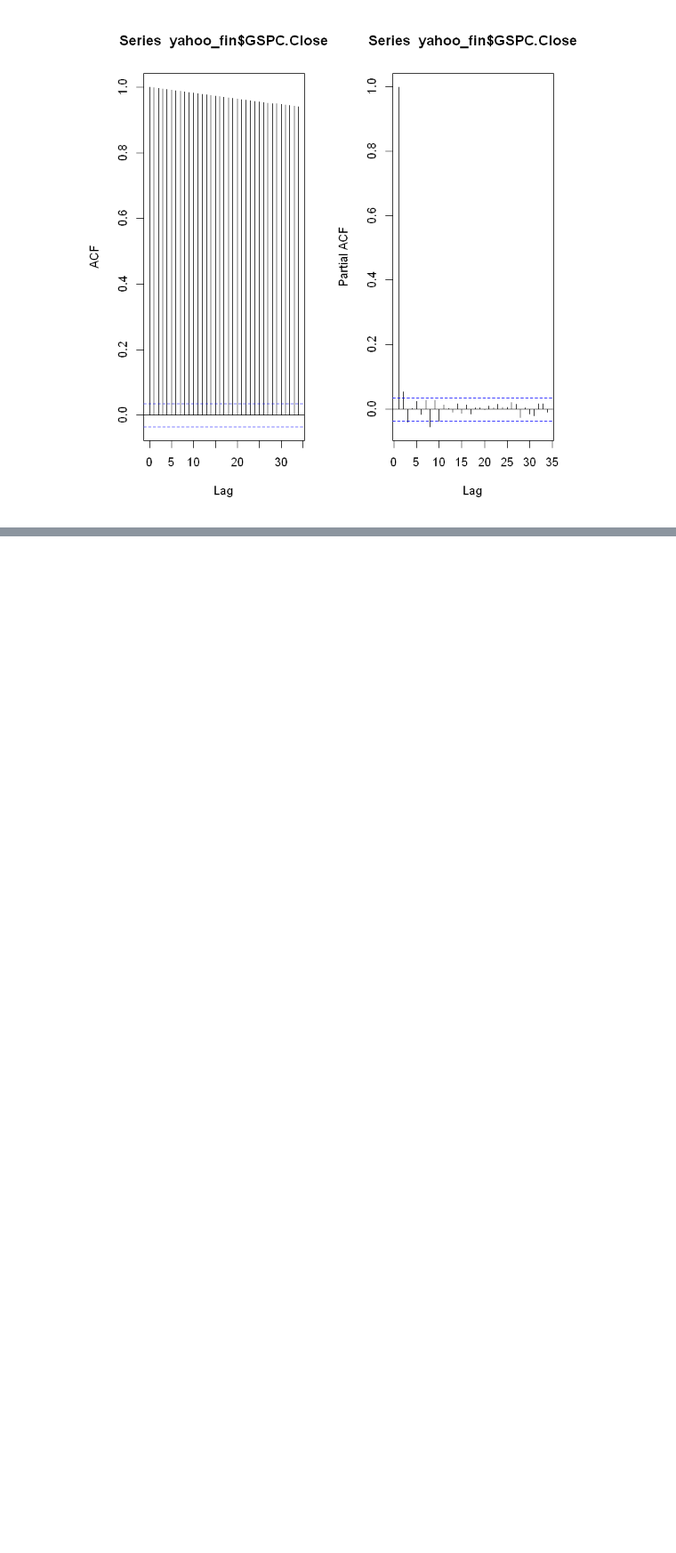
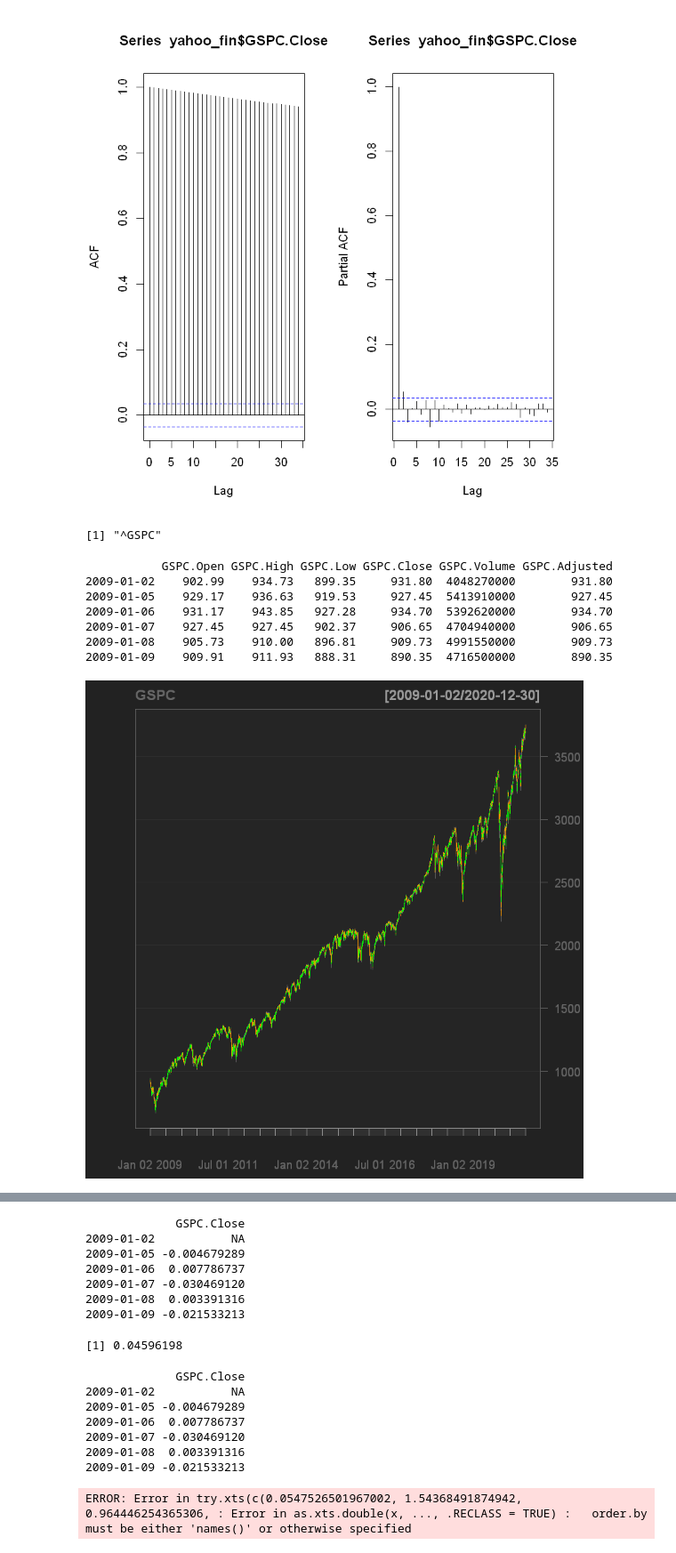
Before and after one commit to syedirfanx/time-series-analysis, a Jupyter notebook: time-series-analysis-using-R.ipynb, the cells around one changed output, grey strips where cells are left out. Shown: that part at 89% size. Saved outputs shown, nothing was run; the diff lists cells and outputs as text; code cells hidden in the pictures; blank space fills up the shorter version.

Commit message:
Update time series analysis using R

```diff
--- a/time-series-analysis-using-R.ipynb
+++ b/time-series-analysis-using-R.ipynb
@@ -53,3 +53,36 @@ par(mfrow = c(1, 1))
 #dev.off()
 # %% [output]
 [figure]
+# %%
+library(quantmod)
+#library(ggplot2)
+# library(forecast)
+# library(tseries)
+# library(rugarch)
+# library(prophet)
+# library(tsfknn)
+
+getSymbols('^GSPC', src="yahoo", from = '2009-01-01', to = '2020-12-31')
+head(GSPC)
+
+chartSeries(GSPC,TA = NULL)
+
+#White noise
+set.seed(1)
+w<-rnorm(nrow(GSPC))
+acf(w)
+
+GSPC.returns <- diff(log(GSPC$GSPC.Close), na.rm=TRUE)
+plot(GSPC.returns, main="Daily S&P500", xlab="Time")
+head(GSPC.returns, na.rm=TRUE)
+mean(GSPC.returns, na.rm=TRUE) * 100
+# %% [output]
+[1] "^GSPC"
+           GSPC.Open GSPC.High GSPC.Low GSPC.Close GSPC.Volume GSPC.Adjusted
+2009-01-02    902.99    934.73   899.35     931.80  4048270000        931.80
+2009-01-05    929.17    936.63   919.53     927.45  5413910000        927.45
+2009-01-06    931.17    943.85   927.28     934.70  5392620000        934.70
+2009-01-07    927.45    927.45   902.37     906.65  4704940000        906.65
+2009-01-08    905.73    910.00   896.81     909.73  4991550000        909.73
+2009-01-09    909.91    911.93   888.31     890.35  4716500000        890.35
+[figure, added]
@@ -55,0 +90,16 @@ par(mfrow = c(1, 1))
+             GSPC.Close
+2009-01-02           NA
+2009-01-05 -0.004679289
+2009-01-06  0.007786737
+2009-01-07 -0.030469120
+2009-01-08  0.003391316
+2009-01-09 -0.021533213
+[1] 0.04596198
+             GSPC.Close
+2009-01-02           NA
+2009-01-05 -0.004679289
+2009-01-06  0.007786737
+2009-01-07 -0.030469120
+2009-01-08  0.003391316
+2009-01-09 -0.021533213
+ERROR: Error in try.xts(c(0.0547526501967002, 1.54368491874942, 0.964446254365306, : Error in as.xts.double(x, ..., .RECLASS = TRUE) :   order.by must be either 'names()' or otherwise specified
```
Also changed, not shown: parts of 6 cells of this notebook.
